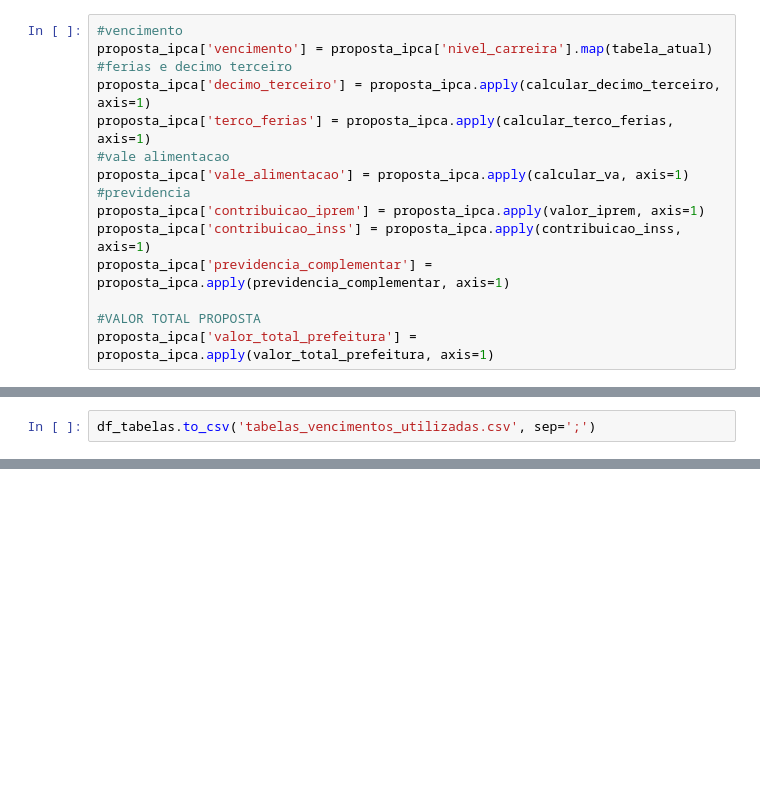
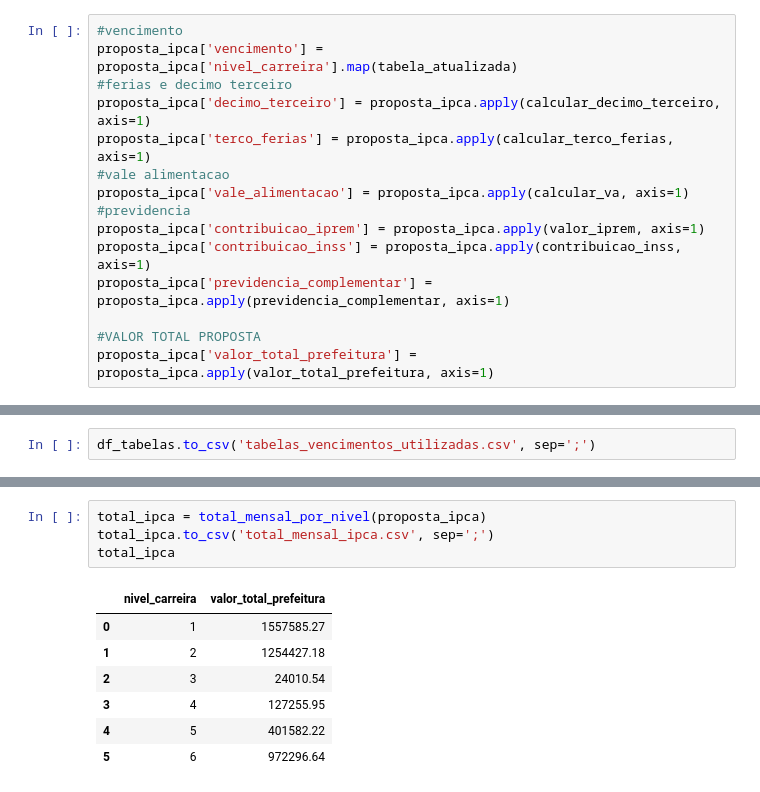
Before and after one commit to h-pgy/estimativa_reajuste_appgg, a Jupyter notebook: calculo_impacto_reajuste.ipynb, the cells around one changed output, grey strips where cells are left out. Cells and saved outputs as stored; diff of their text form; blank space fills up the shorter version.

```diff
--- a/calculo_impacto_reajuste.ipynb
+++ b/calculo_impacto_reajuste.ipynb
@@ -470,7 +470,7 @@ tabela_atualizada
 proposta_ipca = appggs.copy(deep=True)
 # %%
 #vencimento
-proposta_ipca['vencimento'] = proposta_ipca['nivel_carreira'].map(tabela_atual)
+proposta_ipca['vencimento'] = proposta_ipca['nivel_carreira'].map(tabela_atualizada)
 #ferias e decimo terceiro
 proposta_ipca['decimo_terceiro'] = proposta_ipca.apply(calcular_decimo_terceiro, axis=1)
 proposta_ipca['terco_ferias'] = proposta_ipca.apply(calcular_terco_ferias, axis=1)
@@ -594,0 +627,12 @@ df_tabelas.to_csv('tabelas_vencimentos_utilizadas.csv', sep=';')
+# %%
+total_ipca = total_mensal_por_nivel(proposta_ipca)
+total_ipca.to_csv('total_mensal_ipca.csv', sep=';')
+total_ipca
+# %% [output]
+|  | nivel_carreira | valor_total_prefeitura |
+| 0 | 1 | 1557585.27 |
+| 1 | 2 | 1254427.18 |
+| 2 | 3 | 24010.54 |
+| 3 | 4 | 127255.95 |
+| 4 | 5 | 401582.22 |
+| 5 | 6 | 972296.64 |
```
Also changed, not shown: parts of 11 cells of this notebook, 7 other files.
